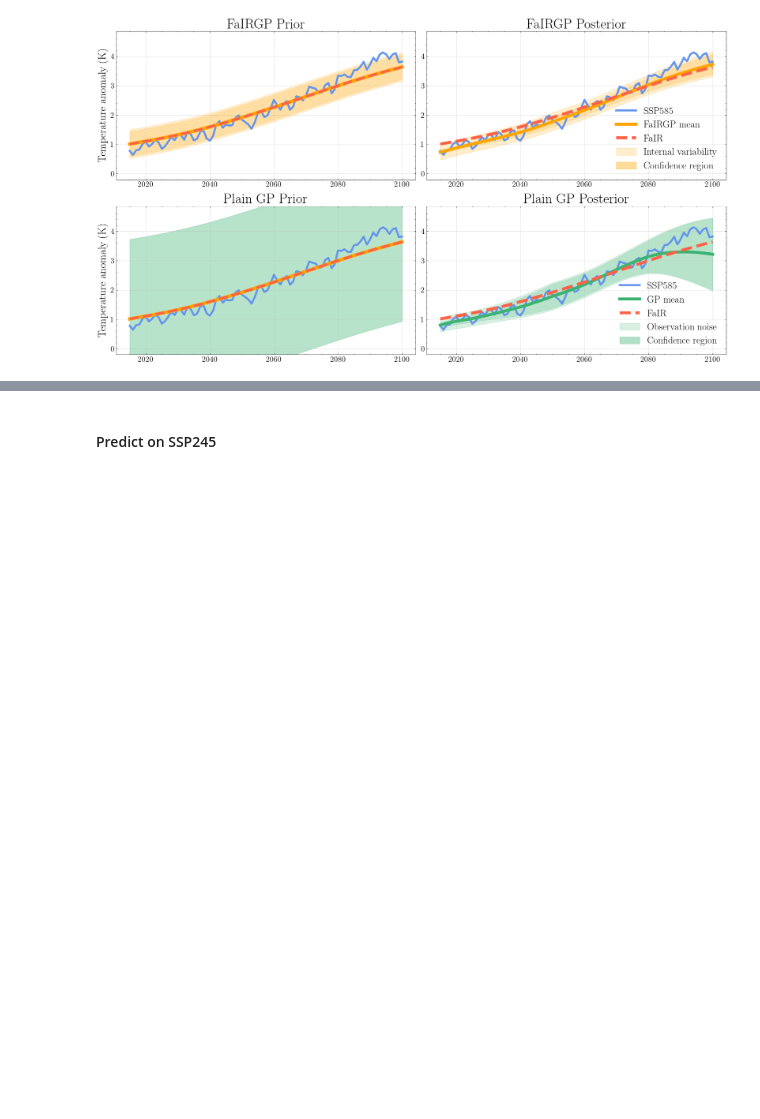
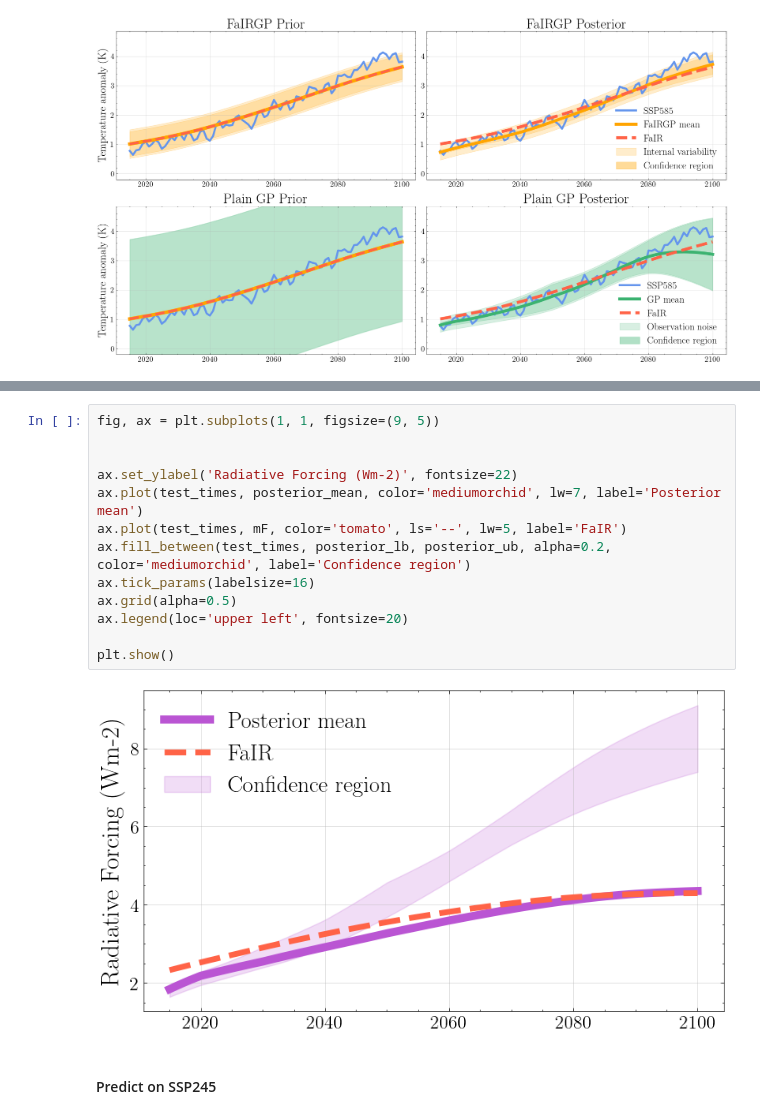
Before and after one commit to shahineb/FaIRGP, a Jupyter notebook: notebooks/SSP-experiment-plots.ipynb, the cells around one changed output, grey strips where cells are left out. Drawn from its saved outputs; the diff is of its cells as text; blank space fills up the shorter version.

Commit message:
added forcing posterior computations + plots for SSPs

```diff
--- a/notebooks/SSP-experiment-plots.ipynb
+++ b/notebooks/SSP-experiment-plots.ipynb
@@ -177,3 +182,18 @@ plt.show()
+# %%
+fig, ax = plt.subplots(1, 1, figsize=(9, 5))
+
+
+ax.set_ylabel('Radiative Forcing (Wm-2)', fontsize=22)
+ax.plot(test_times, posterior_mean, color='mediumorchid', lw=7, label='Posterior mean')
+ax.plot(test_times, mF, color='tomato', ls='--', lw=5, label='FaIR')
+ax.fill_between(test_times, posterior_lb, posterior_ub, alpha=0.2, color='mediumorchid', label='Confidence region')
+ax.tick_params(labelsize=16)
+ax.grid(alpha=0.5)
+ax.legend(loc='upper left', fontsize=20)
+
+plt.show()
+# %% [output]
+[figure, added]
 # %% [markdown]
 #### Predict on SSP245
 # %%
```
Also changed, not shown: parts of 10 cells of this notebook, 9 other files.
